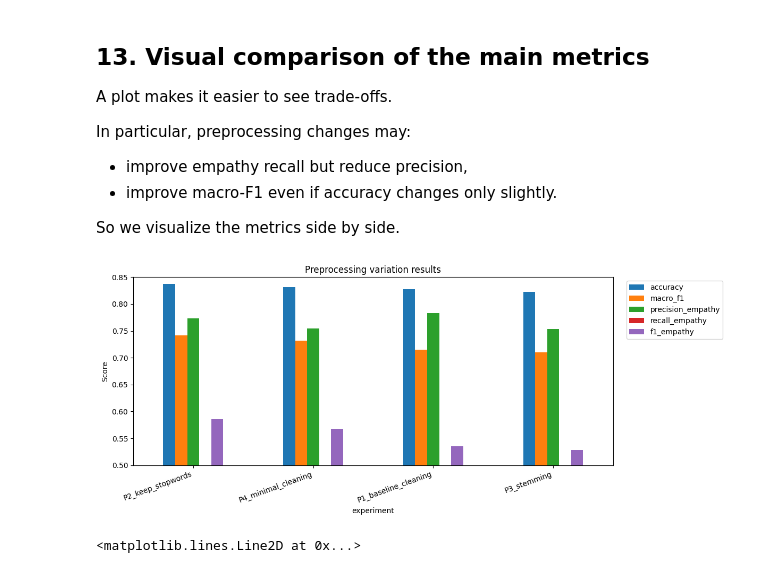
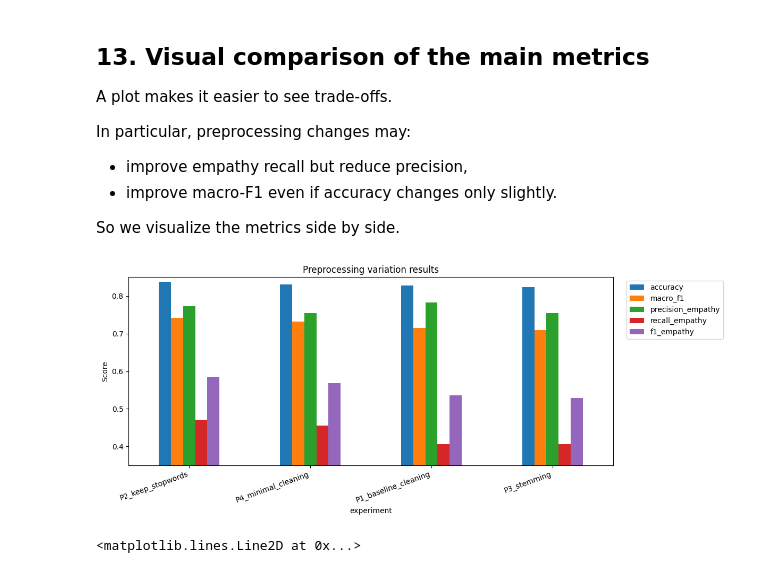
Before and after one commit to gjoliveira/AcnEmpathize, a Jupyter notebook: 2.preprocessing_variations.ipynb, the cells around one changed output. Cells and saved outputs as stored; diff of their text form; code cells hidden in the pictures.

```diff
--- a/2.preprocessing_variations.ipynb
+++ b/2.preprocessing_variations.ipynb
@@ -441,17 +441,17 @@ So we visualize the metrics side by side.
 # %%
 plot_df = results_df.set_index("experiment")[["accuracy", "macro_f1", "precision_empathy", "recall_empathy", "f1_empathy"]]
 
 ax = plot_df.plot(kind="bar", figsize=(12, 5))
 ax.set_title("Preprocessing variation results")
 ax.set_ylabel("Score")
-ax.set_ylim(0.50, 0.85)
+ax.set_ylim(0.35, 0.85)
 
 plt.xticks(rotation=20, ha="right")
 plt.legend(bbox_to_anchor=(1.02, 1), loc="upper left")
 plt.tight_layout()
 plt.show()
 # %% [output]
-[figure, old version]
+[figure, new version]
 # %%
 baseline = plot_df.loc["P1_baseline_cleaning"]  # baseline experiment
 
```
Also changed, not shown: 3 other files.
